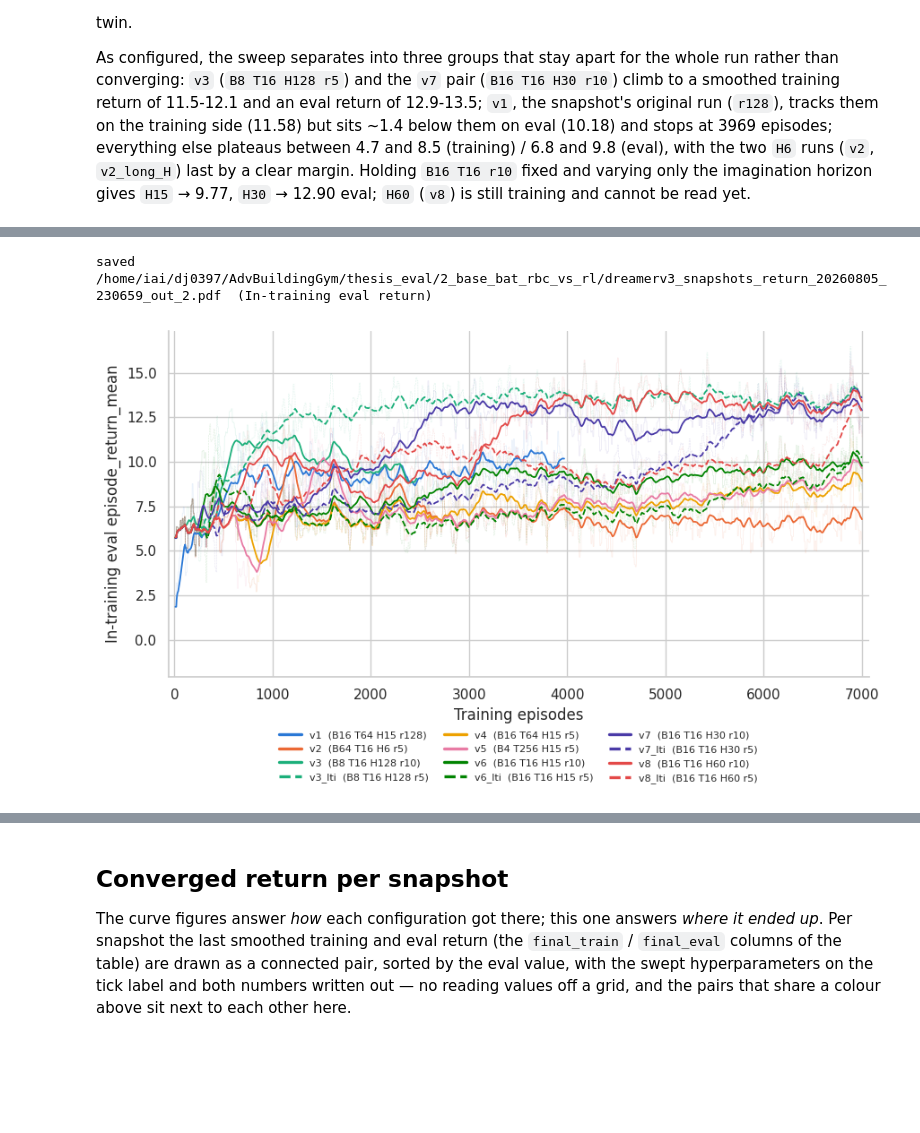
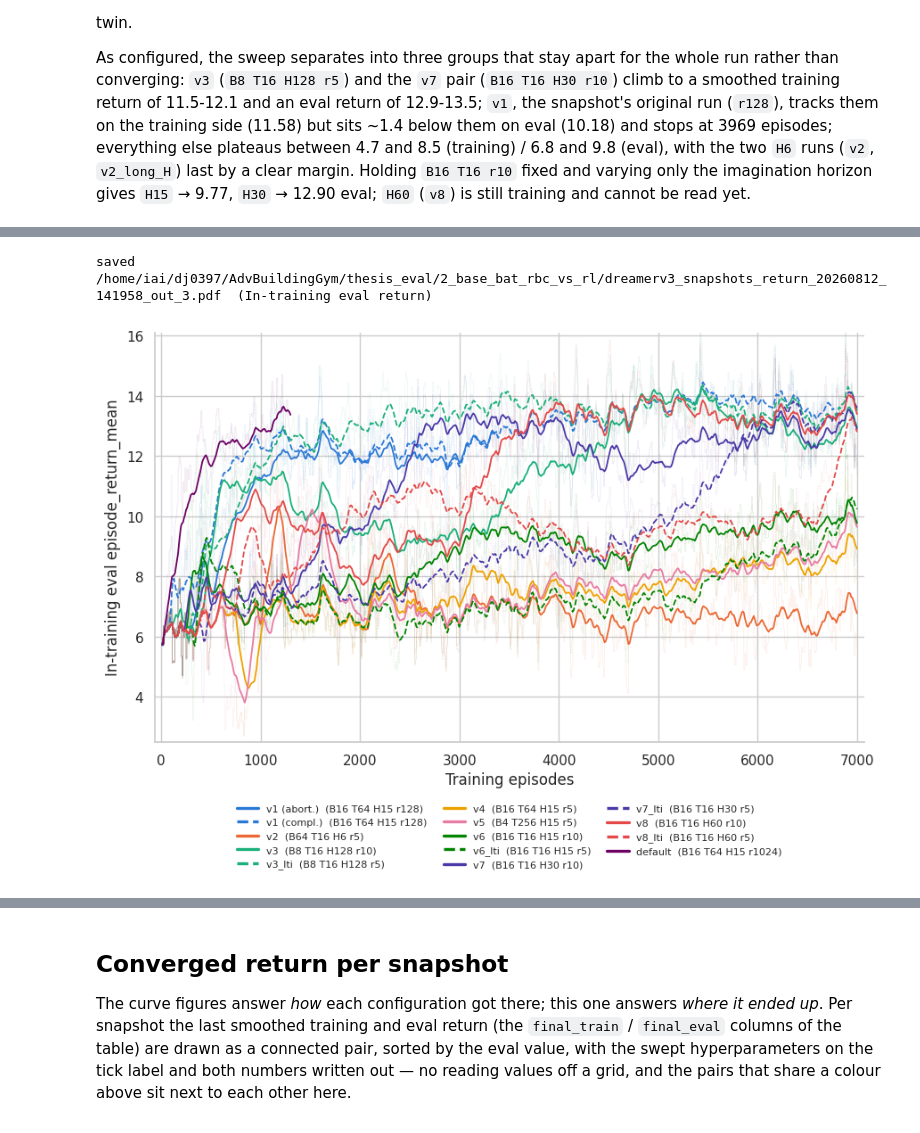
Before and after one commit to vince-pongracz/AdvBuildingGym, a Jupyter notebook: thesis_eval/2_base_bat_rbc_vs_rl/sps_train_return_convergence_snapshots.ipynb, the cells around one changed output, grey strips where cells are left out. Cells and saved outputs as stored; diff of their text form; code cells hidden in the pictures; blank space fills up the shorter version.

```diff
--- a/thesis_eval/2_base_bat_rbc_vs_rl/sps_train_return_convergence_snapshots.ipynb
+++ b/thesis_eval/2_base_bat_rbc_vs_rl/sps_train_return_convergence_snapshots.ipynb
@@ -83,7 +83,8 @@ ALGO_TYPE = "dreamerv3"
 SNAPSHOT_PREFIX = "snapshots/20260704_183007_sta_lin_battery_only_price_dreamerv3"
 
 SNAPSHOTS = [
-    {"path": f"{SNAPSHOT_PREFIX}",             "label": "v1",        "color": "#2a78d6", "linestyle": "-"},
+    {"path": f"{SNAPSHOT_PREFIX}",             "label": "v1 (abort.)",        "color": "#2a78d6", "linestyle": "-"},
+    {"path": f"{SNAPSHOT_PREFIX}_lo_tr",       "label": "v1 (compl.)",  "color": "#2a78d6", "linestyle": "--"},
     {"path": f"{SNAPSHOT_PREFIX}_v2",          "label": "v2",        "color": "#eb6834", "linestyle": "-"},
     # {"path": f"{SNAPSHOT_PREFIX}_v2_long_H",   "label": "v2_long_H", "color": "#eb6834", "linestyle": "--"},
     {"path": f"{SNAPSHOT_PREFIX}_v3_la_ti",    "label": "v3",        "color": "#1baf7a", "linestyle": "-"},
@@ -96,6 +97,7 @@ SNAPSHOTS = [
     {"path": f"{SNAPSHOT_PREFIX}_v7_lti",      "label": "v7_lti",    "color": "#4a3aa7", "linestyle": "--"},
     {"path": f"{SNAPSHOT_PREFIX}_v8",          "label": "v8",        "color": "#e34948", "linestyle": "-"},
     {"path": f"{SNAPSHOT_PREFIX}_v8_lti",      "label": "v8_lti",    "color": "#e34948", "linestyle": "--"},
+    {"path": f"{SNAPSHOT_PREFIX}_default",     "label": "default",   "color": "#6c0063ff", "linestyle": "-"},
 ]
 
 # A snapshot without any usable training log (e.g. a job still queued) is skipped with a
@@ -131,6 +133,12 @@ Y_CLIP_PERCENTILE = None
 X_AXIS = "episodes"
 EPISODE_LENGTH = 288  # env_meta.EPISODE_LENGTH of the trial; only used for env-step-indexed logs
 
+# Reference machine speed the corrected runtimes are expressed in, in milliseconds per
+# env.step(). Only ratios between snapshots carry meaning, so the value is a free scale; 1.0
+# keeps `train_h_norm` close to the wall-clock hours of an uncontended run. See the table
+# section below for what the correction does and what it assumes.
+REFERENCE_ENV_STEP_MS = 1.0
+
 # Filename prefix for the saved figures.
 OUT_PREFIX = f"{ALGO_TYPE}_snapshots_return"
 # %%
@@ -521,7 +687,7 @@ SHARED_YLIM = _shared_ylim()
 # otherwise). Passing them overrides SHARE_Y / Y_CLIP_PERCENTILE for that bound, so the two
 # figures only stay comparable if both calls get the same value.
 def plot_per_snapshot(series_name: str, y_min: float | None = None, y_max: float | None = None) -> None:
-    fig, ax = plt.subplots(figsize=(9.0, 5.5))
+    fig, ax = plt.subplots(figsize=(9.0, 6.5))
     x_label = ""
     for record in records:
         curve = record["curves"][series_name]
@@ -562,6 +728,6 @@ saved /home/iai/dj0397/AdvBuildingGym/thesis_eval/2_base_bat_rbc_vs_rl/dreamerv3
 # %%
 # Give this call the same y_min / y_max as the training figure to keep the two comparable.
-plot_per_snapshot("eval", y_min=None, y_max=None)
+plot_per_snapshot("eval", y_min=2.5, y_max=16.1)
 # %% [output]
-saved /home/iai/dj0397/AdvBuildingGym/thesis_eval/2_base_bat_rbc_vs_rl/dreamerv3_snapshots_return_20260805_230659_out_2.pdf  (In-training eval return)
+saved /home/iai/dj0397/AdvBuildingGym/thesis_eval/2_base_bat_rbc_vs_rl/dreamerv3_snapshots_return_20260812_141958_out_3.pdf  (In-training eval return)
-[figure, old version]
+[figure, new version]
```
Also changed, not shown: parts of 7 cells of this notebook, 28 other files.
